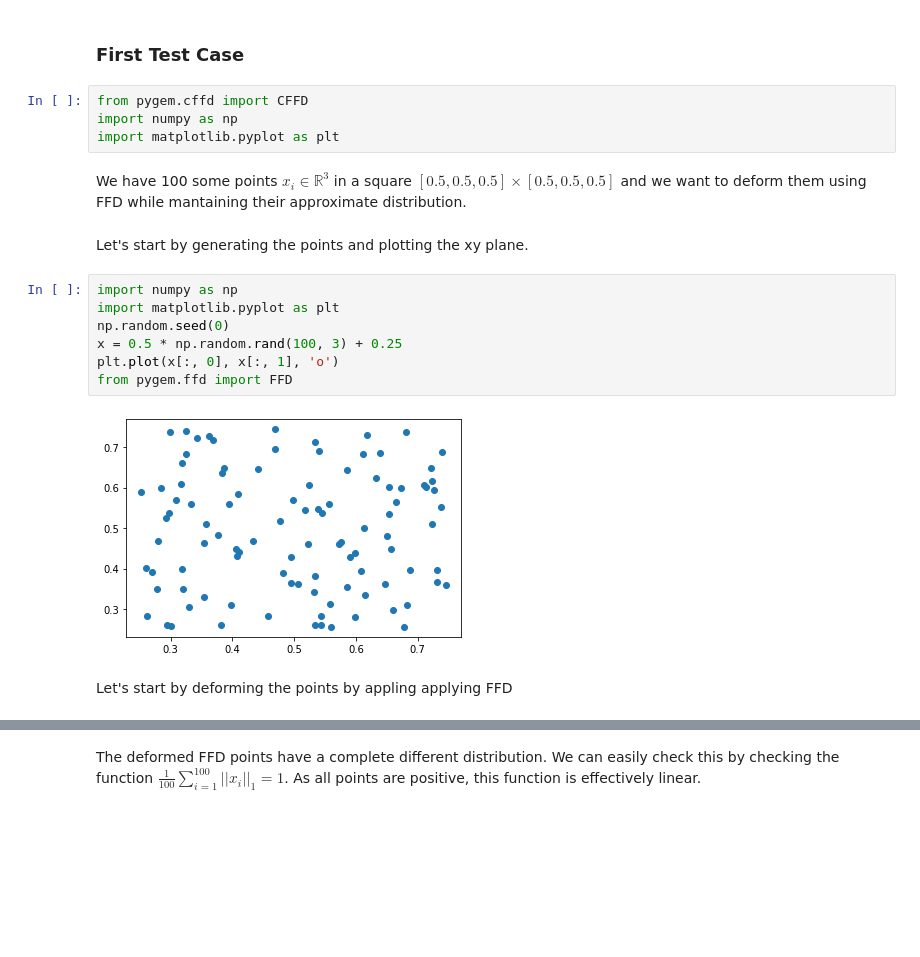
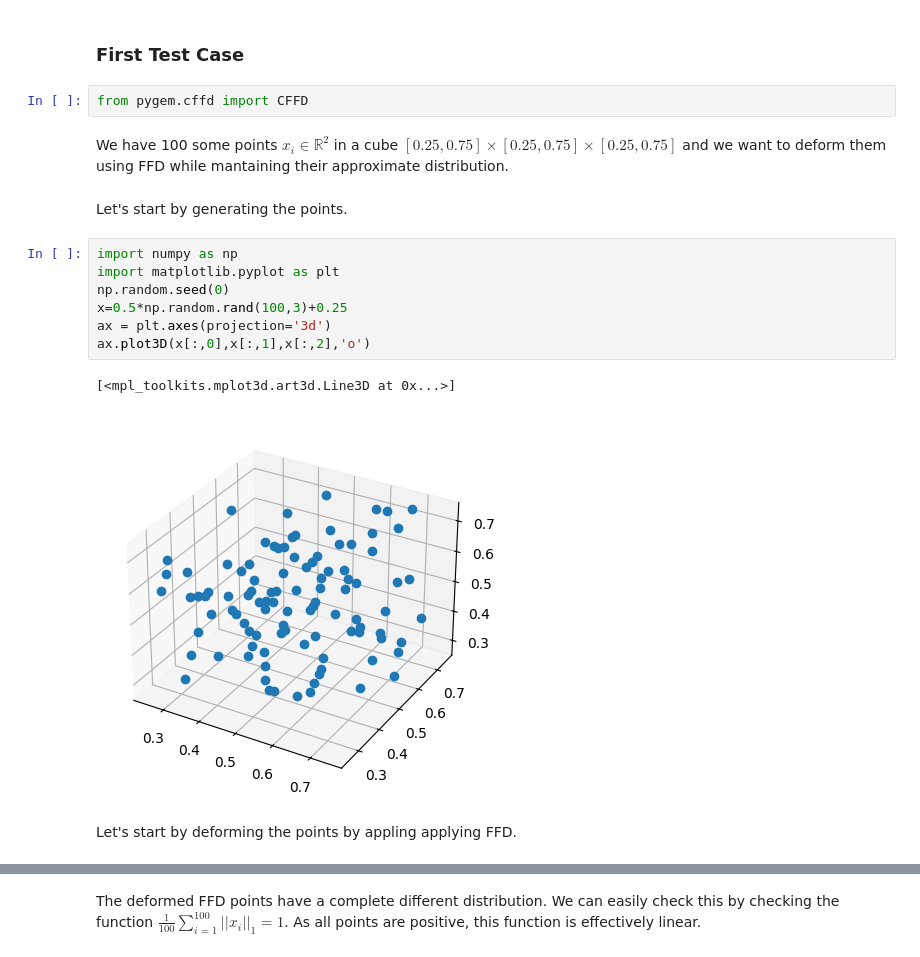
Before and after one commit to mathLab/PyGeM, a Jupyter notebook: tutorials/tutorial7/tutorial-7-cffd.ipynb, the cells around one changed output, grey strips where cells are left out. Cells and saved outputs as stored; diff of their text form; blank space fills up the shorter version.

```diff
--- a/tutorials/tutorial7/tutorial-7-cffd.ipynb
+++ b/tutorials/tutorial7/tutorial-7-cffd.ipynb
@@ -13,22 +13,21 @@ We will see the following test cases:
 ### First Test Case
 # %%
 from pygem.cffd import CFFD
-import numpy as np
-import matplotlib.pyplot as plt
 # %% [markdown]
-We have 100 some points $x_{i}\in \mathbb{R}^{3}$ in a square $[0.5,0.5,0.5]\times[0.5,0.5,0.5]$ and we want to deform them using FFD while mantaining their approximate distribution.
+We have 100 some points $x_{i}\in \mathbb{R}^{2}$ in a cube $[0.25,0.75]\times[0.25,0.75]\times[0.25,0.75]$ and we want to deform them using FFD while mantaining their approximate distribution.
 # %% [markdown]
-Let's start by generating the points and plotting the xy plane.
+Let's start by generating the points.
 # %%
 import numpy as np
 import matplotlib.pyplot as plt
 np.random.seed(0)
-x = 0.5 * np.random.rand(100, 3) + 0.25
-plt.plot(x[:, 0], x[:, 1], 'o')
-from pygem.ffd import FFD
+x=0.5*np.random.rand(100,3)+0.25
+ax = plt.axes(projection='3d')
+ax.plot3D(x[:,0],x[:,1],x[:,2],'o')
 # %% [output]
+[<mpl_toolkits.mplot3d.art3d.Line3D at 0x...>]
-[figure, old version]
+[figure, new version]
 # %% [markdown]
-Let's start by deforming the points by appling applying FFD
+Let's start by deforming the points by appling applying FFD.
 # %%
 from pygem.ffd import FFD
```
Also changed, not shown: parts of 9 cells of this notebook, 12 other files.
